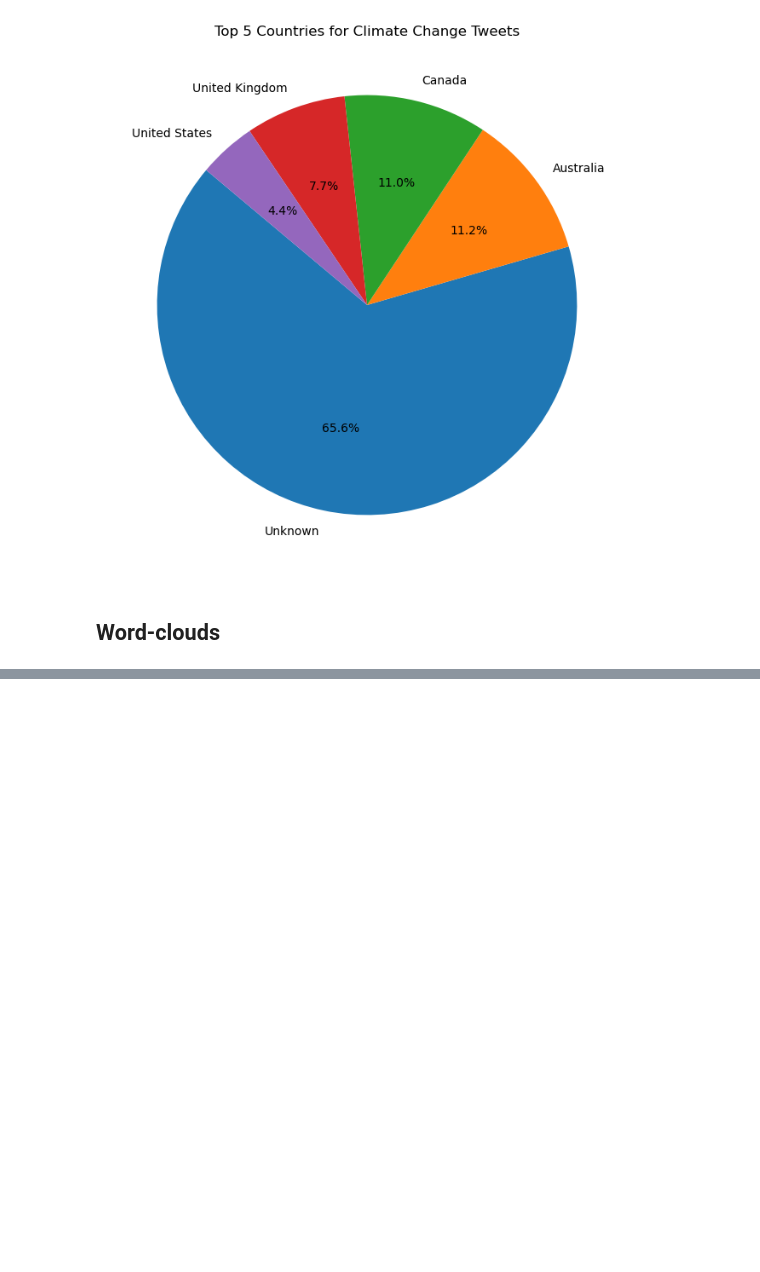
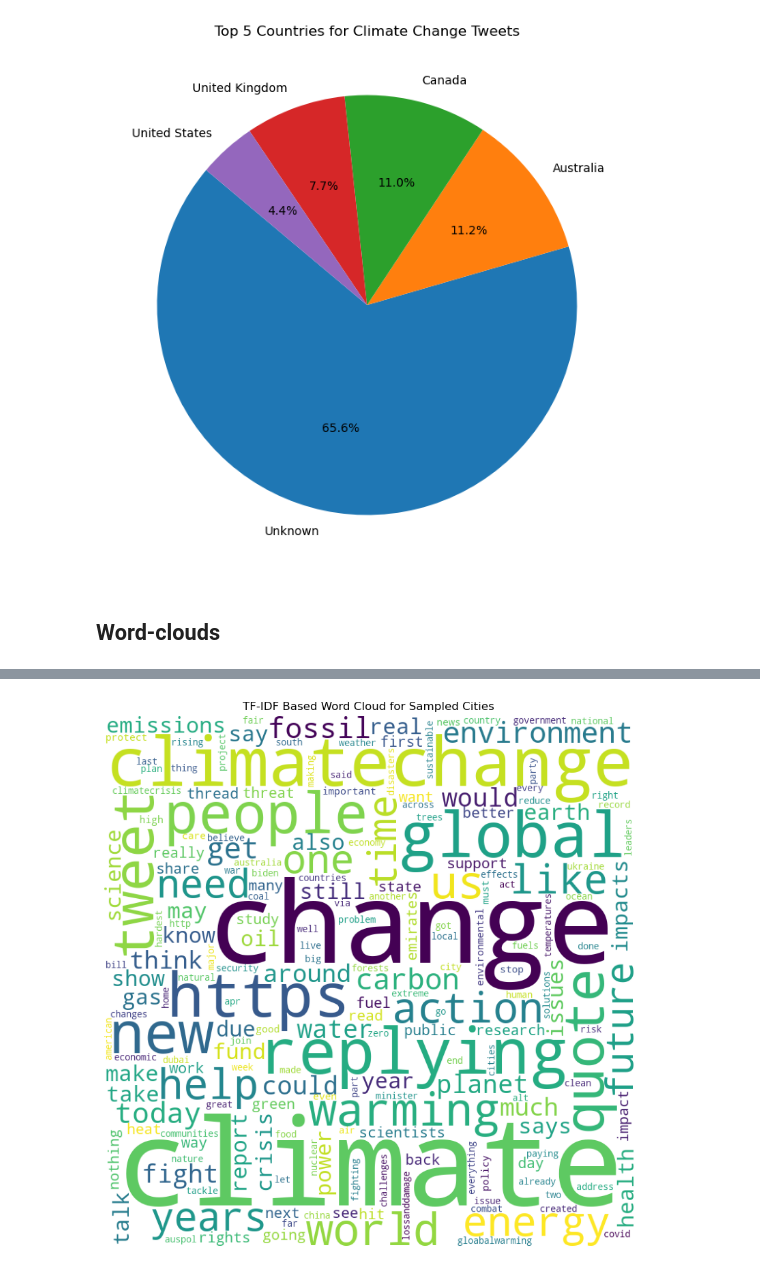
Before and after one commit to ZSoleimani/Tweets-network, a Jupyter notebook: Tweets-network.ipynb, the cells around one changed output, grey strips where cells are left out. Cells and saved outputs as stored; diff of their text form; code cells hidden in the pictures; blank space fills up the shorter version.

```diff
--- a/Tweets-network.ipynb
+++ b/Tweets-network.ipynb
@@ -529,0 +584,11 @@ plt.show()
+# %%
+# Tokenize and clean text for each city
+for city in set(tweets_df.City):
+    # Join all tweets text for each city and tokenize
+    city_text = ' '.join(tweets_df[tweets_df.City == city]['Text'].dropna())
+    tokens = nltk.word_tokenize(city_text)
+    # Remove punctuation, convert to lower case, and filter out stopwords
+    tokens = [word.lower() for word in tokens if word.isalpha() and word not in stop_words and word not in list_removable]
+
+    # Creating a frequency distribution
+    fdist = nltk.FreqDist(tokens)
@@ -529,0 +598,32 @@ plt.show()
+# %%
+from sklearn.feature_extraction.text import TfidfVectorizer
+import numpy as np
+
+# Function to combine text for each city
+def combine_text_for_city(city):
+    return ' '.join(tweets_df[tweets_df.City == city]['cleaned_text'].dropna().astype(str))
+
+# Combine text for each city and store in a dictionary
+city_texts = {city: combine_text_for_city(city) for city in set(tweets_df.City.dropna())}
+
+# TF-IDF Vectorizer
+vectorizer = TfidfVectorizer()
+tfidf_matrix = vectorizer.fit_transform(city_texts.values())
+
+# Summing up the IDF (Inverse Document Frequency) of each term to get their importance
+summed_tfidf = np.sum(tfidf_matrix, axis=0)
+tfidf_scores = [(word, summed_tfidf[0, idx]) for word, idx in vectorizer.vocabulary_.items()]
+tfidf_scores = dict(tfidf_scores)
+
+# Generate a word cloud based on TF-IDF scores
+wordcloud = WordCloud(width=800, height=800, background_color='white', min_font_size=10).generate_from_frequencies(tfidf_scores)
+
+# Display the word cloud
+plt.figure(figsize=(8, 8), facecolor=None)
+plt.imshow(wordcloud)
+plt.title('TF-IDF Based Word Cloud for Sampled Cities')
+plt.axis("off")
+plt.tight_layout(pad=0)
+plt.show()
+# %% [output]
+[figure, added]
```
Also changed, not shown: parts of 11 cells of this notebook.
